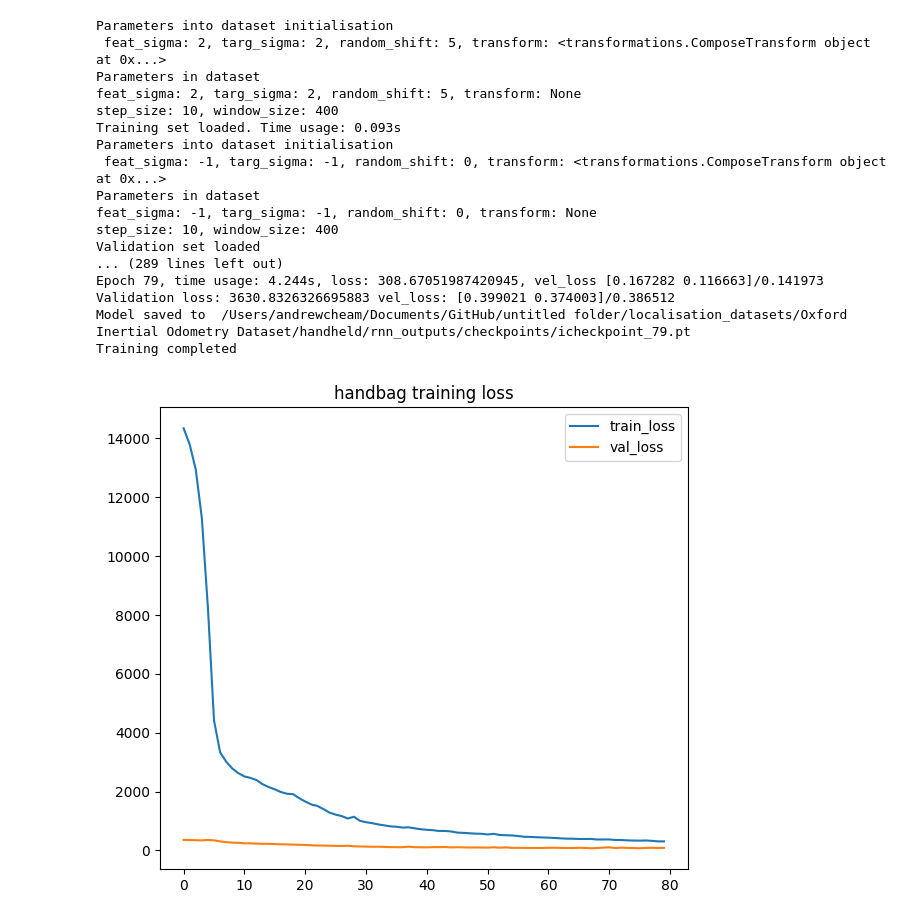
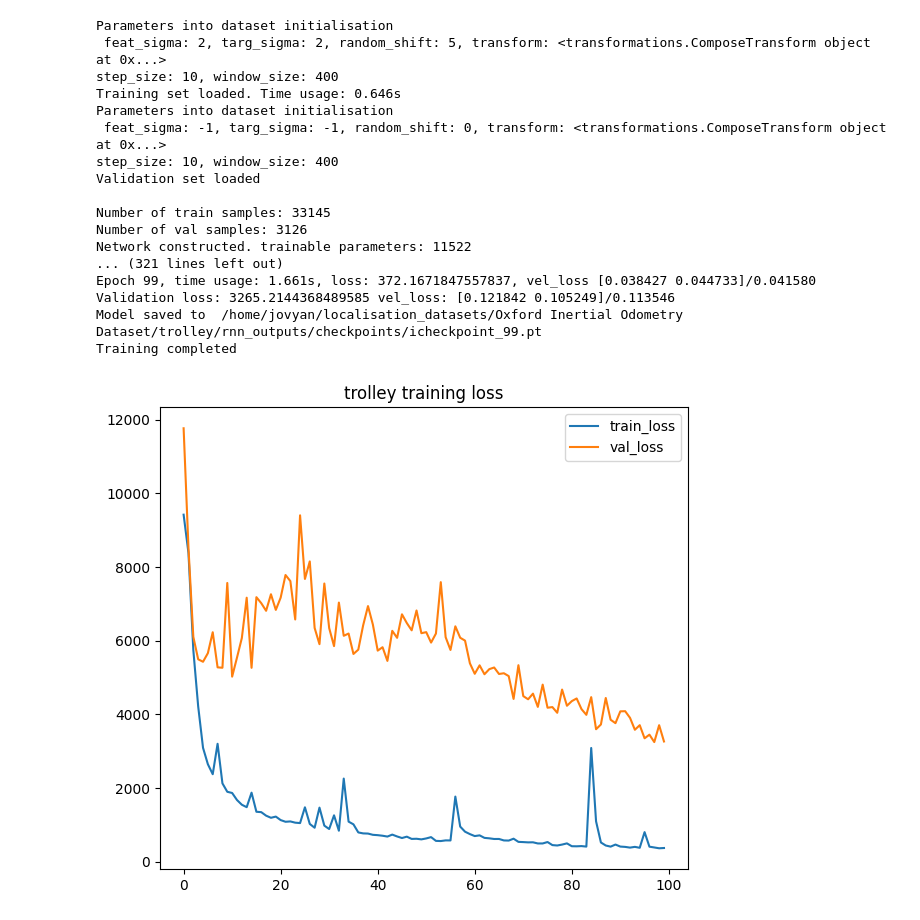
Before and after one commit to AndrewCheam/IMU_localisation, a Jupyter notebook: Oxiod/source/Oxiod_RNN.ipynb, the cells around one changed output. Drawn from its saved outputs; the diff is of its cells as text; code cells hidden in the pictures.

```diff
--- a/Oxiod/source/Oxiod_RNN.ipynb
+++ b/Oxiod/source/Oxiod_RNN.ipynb
@@ -57,6 +65,9 @@ class RNNModel(nn.Module):
         # Readout layer
         self.fc = nn.Linear(hidden_dim, output_dim)
 
+        pytorch_total_params = sum(p.numel() for p in self.parameters() if p.requires_grad)
+        print('Network constructed. trainable parameters: {}'.format(pytorch_total_params))
+
     def forward(self, x):
 
         # Initialize hidden state with zeros
@@ -96,7 +107,7 @@ args.step_size = 10
 args.window_size = 400
 args.lr = 1e-04
 args.batch_size = 256
-args.epochs = 80
+args.epochs = 100
 args.freeze_params = False
 args.save_interval = 20
 
@@ -117,8 +128,7 @@ args.target_sigma = 2
 np.set_printoptions(formatter={'all': lambda x: '{:.6f}'.format(x)})
 
 def get_model(args, **kwargs):
-    print(device)
-    network = RNNModel(6, 100, 2, 2, device)
+    network = RNNModel(6, 60, 2, 2, device)
     return network
 # %%
 class GlobalPosLoss(torch.nn.Module):
@@ -582,42 +592,42 @@ def test(args, **kwargs):
     print(measure, '\n', values)
 # %%
 #data_path_list = ['handbag', 'handheld', 'pocket', 'running', 'slow walking', 'trolley', 'large scale']
-data_path_list = ['handbag']
+data_path_list = ['trolley']
 i = 1
 fig = plt.figure(figsize=(15, 6))
 fig.tight_layout()
 for data in data_path_list:
-    args.root_dir = osp.join(dataset_folder, 'Oxford Inertial Odometry Dataset/handheld')
-    args.train_list = osp.join(args.root_dir, 'Train-small.txt')
+    args.root_dir = osp.join(dataset_folder, 'Oxford Inertial Odometry Dataset/' + data)
+    args.train_list = osp.join(args.root_dir, 'Train.txt')
     args.val_list = osp.join(args.root_dir, 'Validation.txt')
     args.model_path = osp.join(args.out_dir, 'checkpoints/checkpoint_latest.pt')
     args.out_dir = osp.join(args.root_dir, args.type + '_outputs')
     train_losses, val_losses = train(args)
     plt.subplot(math.ceil(len(data_path_list) / 2), 2 , i)
     plt.plot(train_losses)
     plt.plot(val_losses)
     plt.title(data+' training loss')
     plt.legend(['train_loss', 'val_loss'])
     i += 1
 # %% [output]
 Parameters into dataset initialisation
  feat_sigma: 2, targ_sigma: 2, random_shift: 5, transform: <transformations.ComposeTransform object at 0x...>
-Parameters in dataset
-feat_sigma: 2, targ_sigma: 2, random_shift: 5, transform: None
 step_size: 10, window_size: 400
-Training set loaded. Time usage: 0.093s
+Training set loaded. Time usage: 0.646s
 Parameters into dataset initialisation
  feat_sigma: -1, targ_sigma: -1, random_shift: 0, transform: <transformations.ComposeTransform object at 0x...>
-Parameters in dataset
-feat_sigma: -1, targ_sigma: -1, random_shift: 0, transform: None
 step_size: 10, window_size: 400
 Validation set loaded
-... (289 lines left out)
-Epoch 79, time usage: 4.244s, loss: 308.67051987420945, vel_loss [0.167282 0.116663]/0.141973
-Validation loss: 3630.8326326695883 vel_loss: [0.399021 0.374003]/0.386512
-Model saved to  /Users/andrewcheam/Documents/GitHub/untitled folder/localisation_datasets/Oxford Inertial Odometry Dataset/handheld/rnn_outputs/checkpoints/icheckpoint_79.pt
+
+Number of train samples: 33145
+Number of val samples: 3126
+Network constructed. trainable parameters: 11522
+... (321 lines left out)
+Epoch 99, time usage: 1.661s, loss: 372.1671847557837, vel_loss [0.038427 0.044733]/0.041580
+Validation loss: 3265.2144368489585 vel_loss: [0.121842 0.105249]/0.113546
+Model saved to  /home/jovyan/localisation_datasets/Oxford Inertial Odometry Dataset/trolley/rnn_outputs/checkpoints/icheckpoint_99.pt
 Training completed
-[figure, old version]
+[figure, new version]
 # %%
 args.saveAnim = False
 args.batch_size = 1
```
Also changed, not shown: parts of 4 cells of this notebook, 55 other files.
